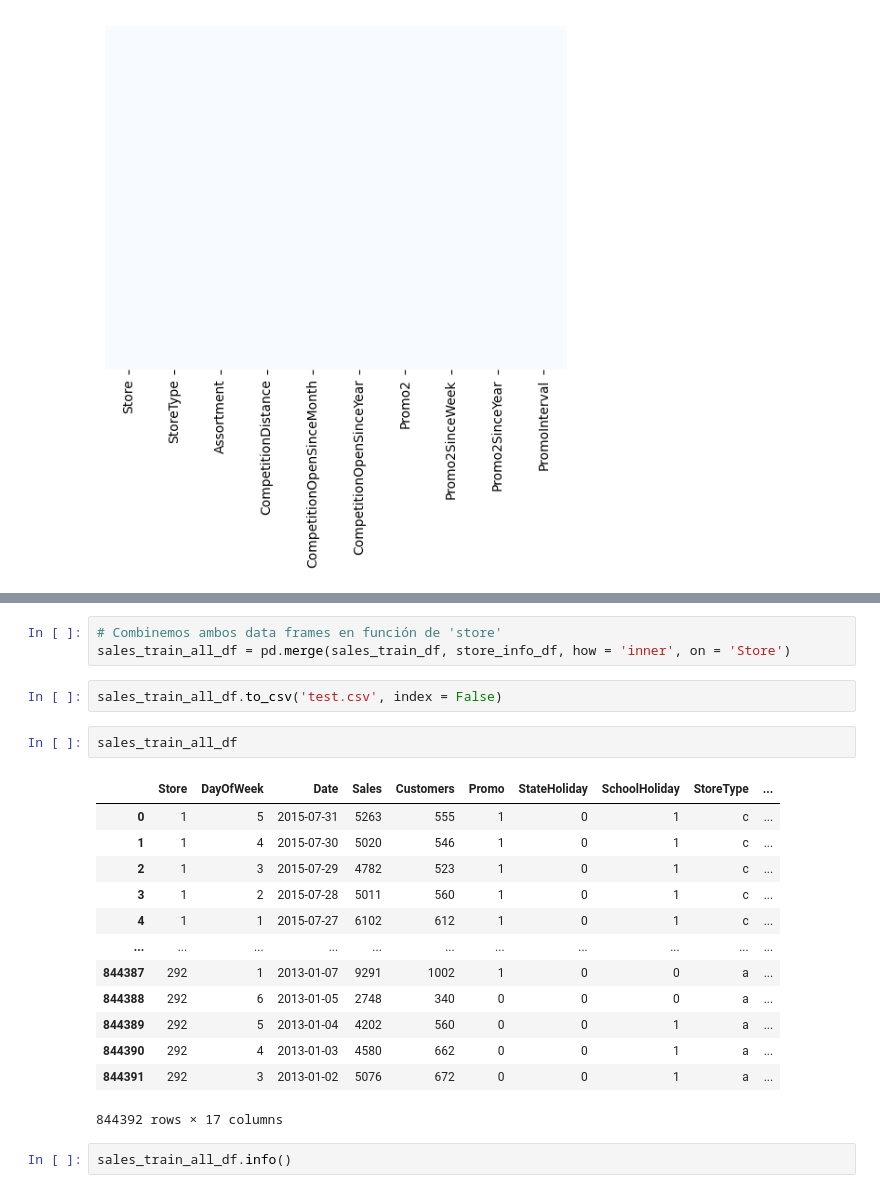
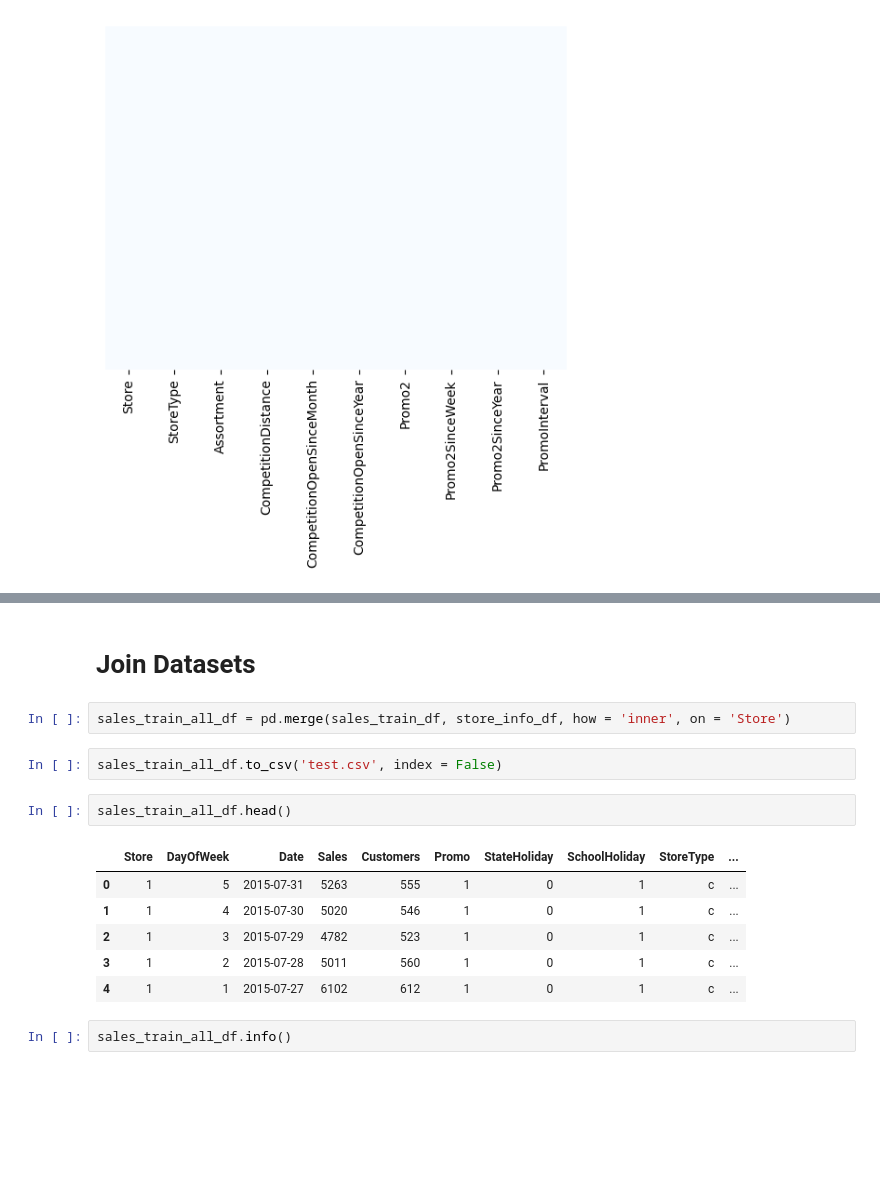
Before and after one commit to CD-AC/DataScience-Sales_Prediction, a Jupyter notebook: Sales_Prediction.ipynb, the cells around one changed output, grey strips where cells are left out. Drawn from its saved outputs; the diff is of its cells as text; blank space fills up the shorter version.

```diff
--- a/Sales_Prediction.ipynb
+++ b/Sales_Prediction.ipynb
@@ -278,24 +268,18 @@ EXPLOREMOS EL DATASET COMBINADO
+# %% [markdown]
+# Join Datasets
 # %%
-# Combinemos ambos data frames en función de 'store'
 sales_train_all_df = pd.merge(sales_train_df, store_info_df, how = 'inner', on = 'Store')
 # %%
 sales_train_all_df.to_csv('test.csv', index = False)
 # %%
-sales_train_all_df
+sales_train_all_df.head()
 # %% [output]
 |  | Store | DayOfWeek | Date | Sales | Customers | Promo | StateHoliday | SchoolHoliday | StoreType | ... |
 | 0 | 1 | 5 | 2015-07-31 | 5263 | 555 | 1 | 0 | 1 | c | ... |
 | 1 | 1 | 4 | 2015-07-30 | 5020 | 546 | 1 | 0 | 1 | c | ... |
 | 2 | 1 | 3 | 2015-07-29 | 4782 | 523 | 1 | 0 | 1 | c | ... |
 | 3 | 1 | 2 | 2015-07-28 | 5011 | 560 | 1 | 0 | 1 | c | ... |
 | 4 | 1 | 1 | 2015-07-27 | 6102 | 612 | 1 | 0 | 1 | c | ... |
-| ... | ... | ... | ... | ... | ... | ... | ... | ... | ... | ... |
-| 844387 | 292 | 1 | 2013-01-07 | 9291 | 1002 | 1 | 0 | 0 | a | ... |
-| 844388 | 292 | 6 | 2013-01-05 | 2748 | 340 | 0 | 0 | 0 | a | ... |
-| 844389 | 292 | 5 | 2013-01-04 | 4202 | 560 | 0 | 0 | 1 | a | ... |
-| 844390 | 292 | 4 | 2013-01-03 | 4580 | 662 | 0 | 0 | 1 | a | ... |
-| 844391 | 292 | 3 | 2013-01-02 | 5076 | 672 | 0 | 0 | 1 | a | ... |
-844392 rows × 17 columns
 # %%
 sales_train_all_df.info()
 # %% [output]
```
Also changed, not shown: parts of 22 cells of this notebook.
